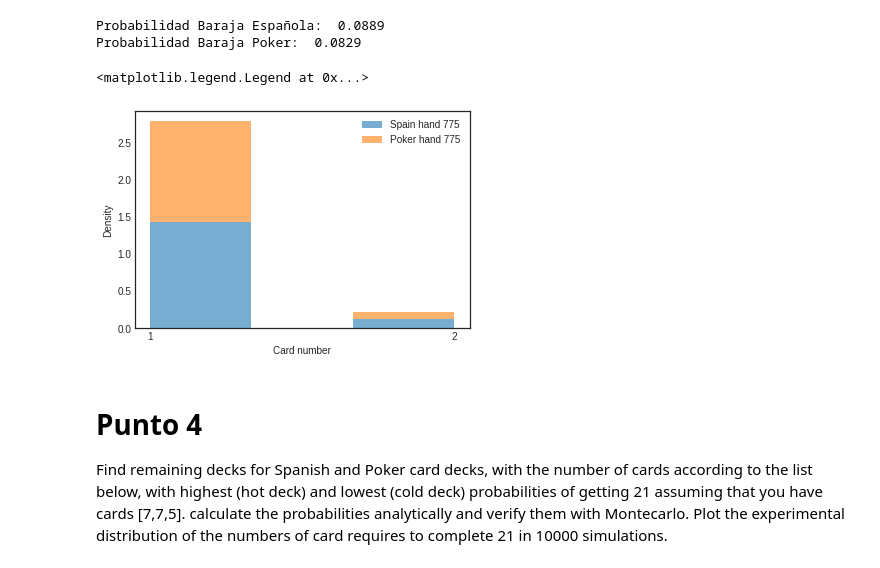
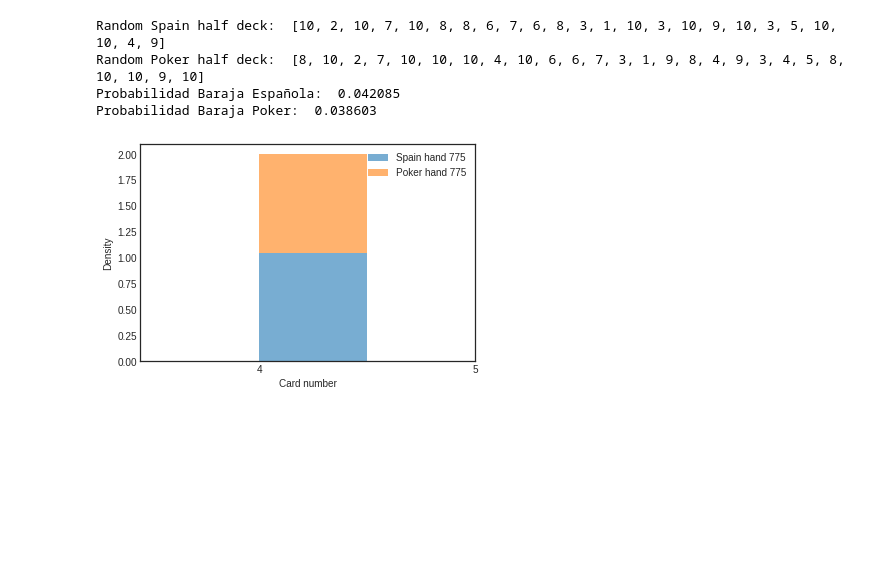
Before and after one commit to jumcorrealo/AlgorithmsUN2020II, a Jupyter notebook: 21BlackjackGrClass2StGrooup20.ipynb, the cells around one changed output. Drawn from its saved outputs; the diff is of its cells as text; code cells hidden in the pictures; blank space fills up the shorter version.

```diff
--- a/21BlackjackGrClass2StGrooup20.ipynb
+++ b/21BlackjackGrClass2StGrooup20.ipynb
@@ -149,9 +101,8 @@ Calculate the probability of getting a 21 drawing cards sequentially from shuffl
 *   A n-card deck is shuffled if t all possible n! decks have equal probability 1/n! or equivalently if when choosing any card of the shuffled deck all n cards have the same probability 1/n of appearing.
 *   Hint: Instead of shuffling the card deck an drawing sequentially it is equivalent to have a sorted list representing the cards and draw cards randomly located from that list with random.choice(list).
 # %%
-#Punto1
-pruebas = 10000
-
+# Punto 1
+pruebas = 10000000
 count_spain = 0                   # Variable para guardar el numero de victorias con el mazo Español
 count_poker = 0                   # Variable para guardar el numero de victorias con el mazo de Poker
 taken_cards1 = []                 # Cantidad de cartas tomadas para llegar a 21 (Mazo Español)
@@ -169,8 +120,9 @@ print("Probabilidad Poker 52 cartas:", count_poker/pruebas)
 
 # Graficación en forma de histograma de las cartas necesarias para llegar a completar una 21
 bins_set = list (set (taken_cards1).union(set (taken_cards2)))
+plt.style.use('seaborn-white')
 plt.hist([taken_cards1,taken_cards2], bins= bins_set,  density=True, stacked=True, alpha=0.6, label=['Spain', 'Poker'])
 plt.xlabel('Card number')
 plt.ylabel('Probability')
-plt.legend(loc='upper right')
+plt.legend(loc='upper right');
 # %% [output]
@@ -185,10 +141,10 @@ Calculate the probability of getting a 21 drawing cards sequentially from shuffl
 # %%
-#Punto2
+# Punto 2
 count_spain = 0                   # Variable para guardar el numero de victorias con el mazo Español
 count_poker = 0                   # Variable para guardar el numero de victorias con el mazo de Poker
 taken_cards1 = []                 # Cantidad de cartas tomadas para llegar a 21 (Mazo Español)
 taken_cards2 = []                 # Cantidad de cartas tomadas para llegar a 21 (Mazo de Poker)
-
+pruebas = 10000000
 # Simulacion de las 10000 pruebas
 for i in range(pruebas):
   spain_48deck = [1,2,3,4,5,6,7,8,9,10,10,10] * 4
@@ -197,14 +153,15 @@ for i in range(pruebas):
   poker_52deck = [1,2,3,4,5,6,7,8,9,10,10,10,10] * 4
   count_poker = Probabilitydis(poker_52deck, count_poker, taken_cards2)
 
-print("Probabilidad Mazo Española 48 cartas: ", count_spain/pruebas)
-print("Probabilidad Mazo Poker 52 cartas:", count_poker/pruebas)
+print("Probabilidad Mazo Española 48 cartas: %.4f" %(count_spain/pruebas))
+print("Probabilidad Mazo Poker 52 cartas: %.4f" %(count_poker/pruebas))
 
 # Graficación en forma de histograma de las cartas necesarias para llegar a completar una 21
 bins_set = list (set (taken_cards1).union(set (taken_cards2)))
+plt.style.use('seaborn-white')
 plt.hist([taken_cards1,taken_cards2], bins= bins_set,  density=True, stacked=True, alpha=0.6,label=['Spain -3-10', 'Poker -4-10'])
 plt.xticks(ticks=bins_set)
 plt.xlabel('Card number')
 plt.ylabel('Probability')
-plt.legend(loc='upper right')
+plt.legend(loc='upper right');
 # %% [output]
@@ -219,38 +174,44 @@ Calculate the probability of getting a 21, with the Spanish and Poker card deck,
 # %%
-#Punto 3
+# Punto 3
+pruebas = 10000000
 spain_halfDeck = []                   # Variable que almacena la mitad de cartas seleccionadas aleatoreamente del Mazo Español
 poker_halfDeck = []                   # Variable que almacena la mitad de cartas seleccionadas aleatoreamente del Mazo de Poker
 count_spain, count_poker = 0, 0       # Variable donde se guarda el numero de victorias para el mazo correspondiente
 taken_cards1 = []                     # Cantidad de cartas tomadas para llegar a 21 (Mazo Español)
 taken_cards2 = []                     # Cantidad de cartas tomadas para llegar a 21 (Mazo de Poker)
+spain_48deck = [1,2,3,4,5,6,7,8,9,10,10,10] * 4
+poker_52deck = [1,2,3,4,5,6,7,8,9,10,10,10,10] * 4
+
+# Particion del Mazo aletaorea
+HalfDeck(spain_48deck, spain_halfDeck)
+HalfDeck(poker_52deck, poker_halfDeck)
+poker_aux = poker_halfDeck
+spain_aux = spain_halfDeck
+
+print('Random Spain half deck: ', spain_halfDeck)
+print('Random Poker half deck: ', poker_halfDeck)
+
 
 # Simulacion de las 10000 pruebas
-for i in range(pruebas):
-  spain_48deck = [1,2,3,4,5,6,7,8,9,10,10,10] * 4
-  poker_52deck = [1,2,3,4,5,6,7,8,9,10,10,10,10] * 4
-
-  # Particion del Mazo aletaorea
-  HalfDeck(spain_48deck, spain_halfDeck)
-  HalfDeck(poker_52deck, poker_halfDeck)
-
+for i in range(1000000):
+  poker_halfDeck = poker_aux.copy()
+  spain_halfDeck = spain_aux.copy()
   count_spain = ProbabilitydisHalf(spain_halfDeck, count_spain, taken_cards1)
   count_poker = ProbabilitydisHalf(poker_halfDeck, count_poker, taken_cards2)
 
-print("Probabilidad Baraja Española: ",count_spain/pruebas)
-print("Probabilidad Baraja Poker: ", count_poker/pruebas)
+print("Probabilidad Baraja Española: ",count_spain/1000000)
+print("Probabilidad Baraja Poker: ", count_poker/1000000)
 
 # Graficación en forma de histograma de las cartas necesarias para llegar a completar una 21
-bins_set = list (set (taken_cards1).union(set (taken_cards2)))
-plt.hist([taken_cards1,taken_cards2], bins=3, stacked=True, density=True, alpha=0.6, label=['Spain hand 775', 'Poker hand 775'])
+plt.style.use('seaborn-white')
+plt.hist([taken_cards1,taken_cards2], bins=2, stacked=True, density=True, alpha=0.6, label=['Spain hand 775', 'Poker hand 775'])
 plt.xlabel('Card number')
+plt.xticks(ticks=[4,5])
 plt.ylabel('Density')
-plt.xticks(ticks=[1,2])
-plt.legend(loc='upper right')
+plt.legend(loc='upper right');
 # %% [output]
-Probabilidad Baraja Española:  0.0889
-Probabilidad Baraja Poker:  0.0829
+Random Spain half deck:  [10, 2, 10, 7, 10, 8, 8, 6, 7, 6, 8, 3, 1, 10, 3, 10, 9, 10, 3, 5, 10, 10, 4, 9]
+Random Poker half deck:  [8, 10, 2, 7, 10, 10, 10, 4, 10, 6, 6, 7, 3, 1, 9, 8, 4, 9, 3, 4, 5, 8, 10, 10, 9, 10]
+Probabilidad Baraja Española:  0.042085
+Probabilidad Baraja Poker:  0.038603
-<matplotlib.legend.Legend at 0x...>
-[figure, old version]
+[figure, new version]
-# %% [markdown]
-# Punto 4
-Find remaining decks for Spanish and Poker card decks, with the number of cards according to the list below, with highest (hot deck) and lowest (cold deck) probabilities of getting 21 assuming that you have cards [7,7,5]. calculate the probabilities analytically and verify them with Montecarlo. Plot the experimental distribution of the numbers of card requires to complete 21 in 10000 simulations.
```
Also changed, not shown: parts of 29 cells of this notebook.
